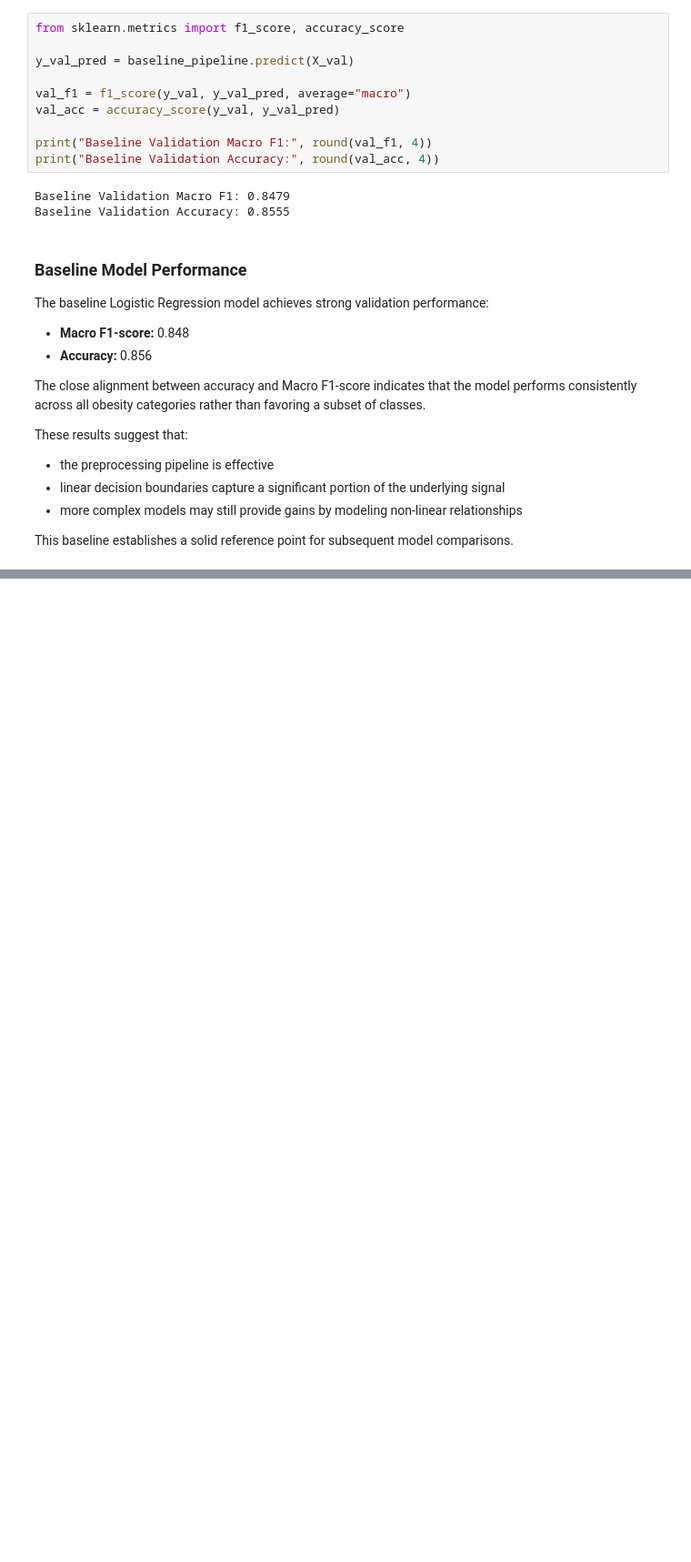
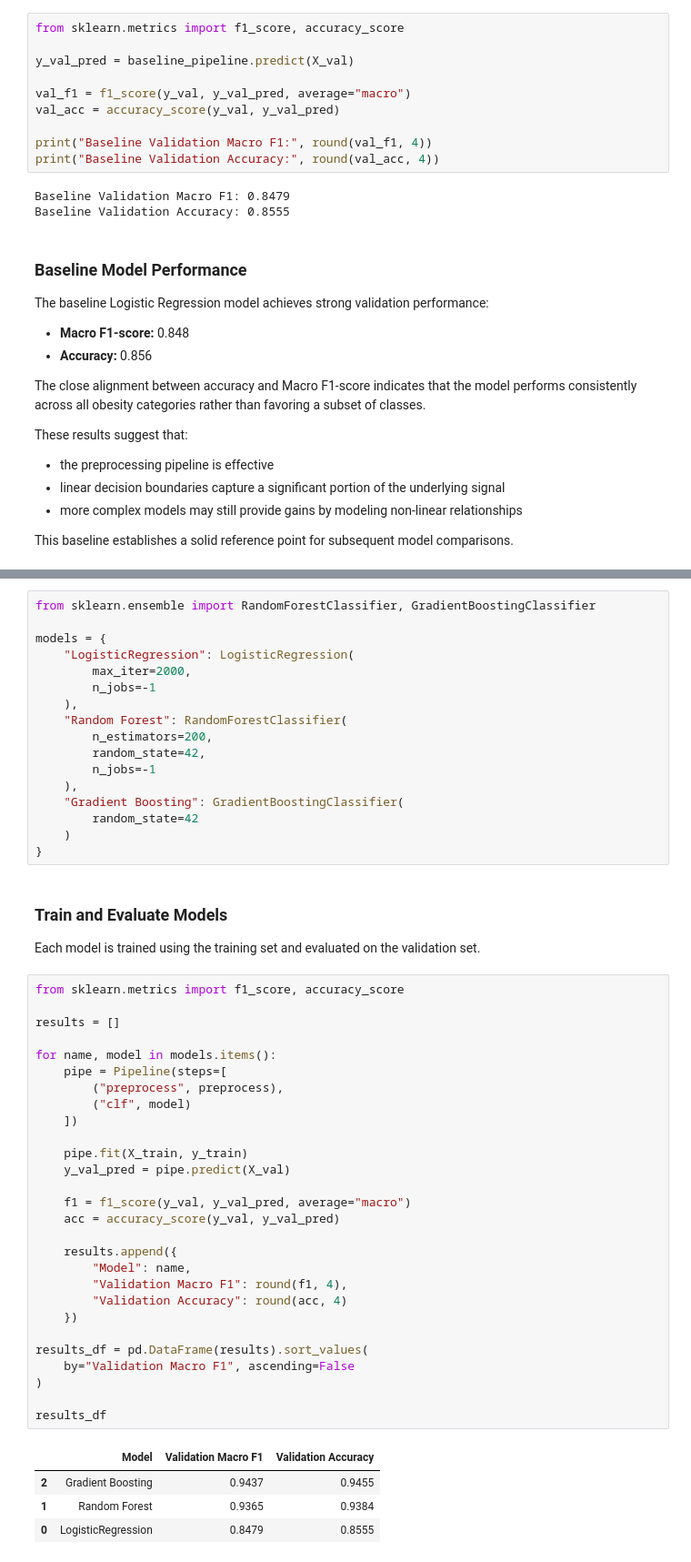
Before and after one commit to infoagambisa-source/obesity-ml-pipeline, a Jupyter notebook: notebooks/01_obesity_workflow.ipynb, the cells around one changed output, grey strips where cells are left out. Shown at 91% size. Saved outputs shown, nothing was run; the diff lists cells and outputs as text; blank space fills up the shorter version.

Commit message:
notebook: compare baseline with tree-based models and select gradient boosting

```diff
--- a/notebooks/01_obesity_workflow.ipynb
+++ b/notebooks/01_obesity_workflow.ipynb
@@ -547,0 +568,54 @@ This baseline establishes a solid reference point for subsequent model compariso
+# %%
+from sklearn.ensemble import RandomForestClassifier, GradientBoostingClassifier
+
+models = {
+    "LogisticRegression": LogisticRegression(
+        max_iter=2000,
+        n_jobs=-1
+    ),
+    "Random Forest": RandomForestClassifier(
+        n_estimators=200,
+        random_state=42,
+        n_jobs=-1
+    ),
+    "Gradient Boosting": GradientBoostingClassifier(
+        random_state=42
+    )
+}
+# %% [markdown]
+### Train and Evaluate Models
+
+Each model is trained using the training set and evaluated on the validation set.
+# %%
+from sklearn.metrics import f1_score, accuracy_score
+
+results = []
+
+for name, model in models.items():
+    pipe = Pipeline(steps=[
+        ("preprocess", preprocess),
+        ("clf", model)
+    ])
+
+    pipe.fit(X_train, y_train)
+    y_val_pred = pipe.predict(X_val)
+
+    f1 = f1_score(y_val, y_val_pred, average="macro")
+    acc = accuracy_score(y_val, y_val_pred)
+
+    results.append({
+        "Model": name,
+        "Validation Macro F1": round(f1, 4),
+        "Validation Accuracy": round(acc, 4)
+    })
+
+results_df = pd.DataFrame(results).sort_values(
+    by="Validation Macro F1", ascending=False
+)
+
+results_df
+# %% [output]
+|  | Model | Validation Macro F1 | Validation Accuracy |
+| 2 | Gradient Boosting | 0.9437 | 0.9455 |
+| 1 | Random Forest | 0.9365 | 0.9384 |
+| 0 | LogisticRegression | 0.8479 | 0.8555 |
```
Also changed, not shown: parts of 3 cells of this notebook.
